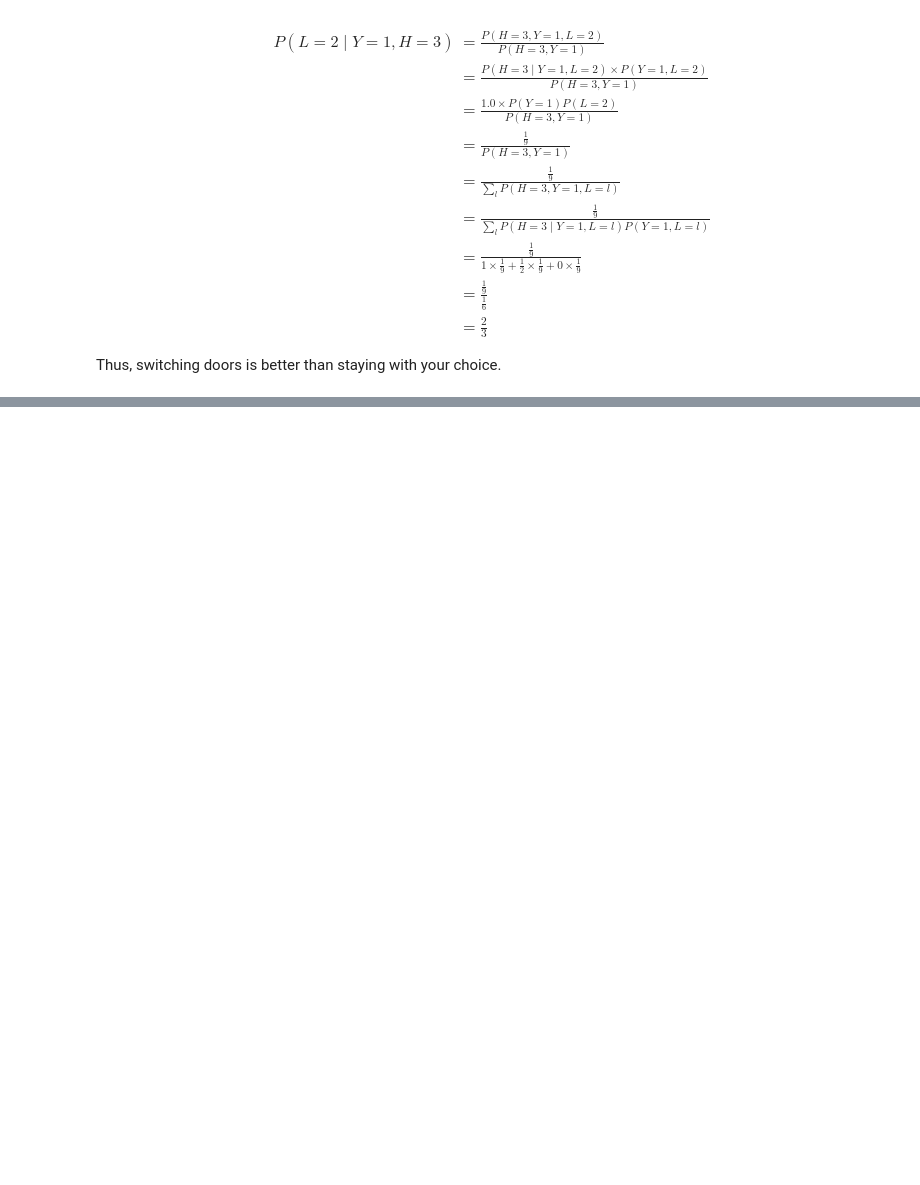
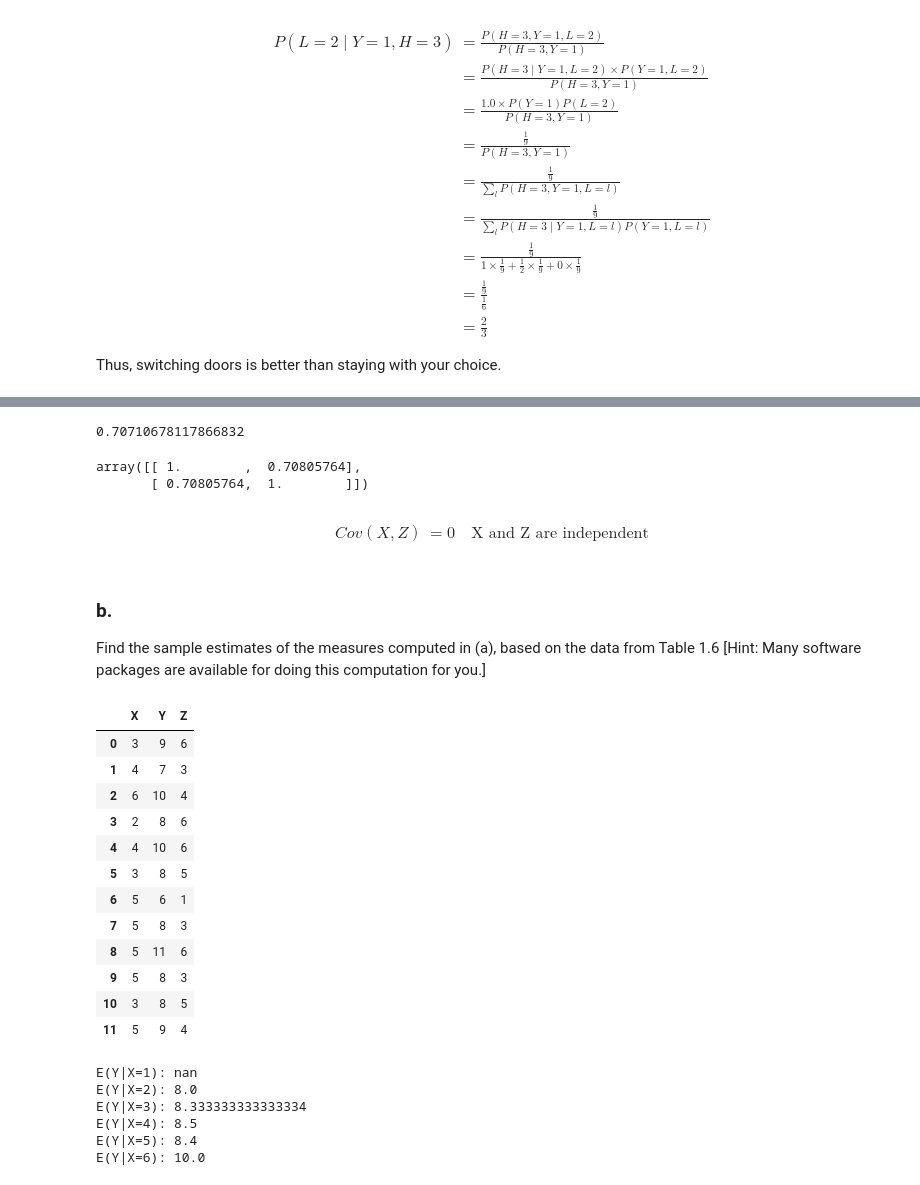
Before and after one commit to fredthedead/causal-inference-in-statistics-solutions, a Jupyter notebook: ch-1.ipynb, the cells around one changed output, grey strips where cells are left out. Drawn from its saved outputs; the diff is of its cells as text; code cells hidden in the pictures; blank space fills up the shorter version.

```diff
--- a/ch-1.ipynb
+++ b/ch-1.ipynb
@@ -426,0 +849,52 @@ Thus, switching doors is better than staying with your choice.
+# %%
+np.sqrt(2.9166666666) / np.sqrt(5.83333333333)
+# %% [output]
+0.70710678117866832
+# %%
+np.corrcoef(x,y)
+# %% [output]
+array([[ 1.        ,  0.70805764],
+       [ 0.70805764,  1.        ]])
+# %% [markdown]
+$$
+\begin{equation}
+\begin{aligned}
+    Cov(X,Z) &= 0 && \text{X and Z are independent}
+\end{aligned}
+\end{equation}
+$$
+# %% [markdown]
+### b.
+
+Find the sample estimates of the measures computed in (a), based on the data from Table 1.6 [Hint: Many software packages are available for doing this computation for you.]
+# %%
+table_1_point_6 = pd.DataFrame({
+    'Z': [6,3,4,6,6,5,1,3,6,3,5,4],
+    'X': [3,4,6,2,4,3,5,5,5,5,3,5],
+    'Y': [9,7,10,8,10,8,6,8,11,8,8,9]
+})
+table_1_point_6
+# %% [output]
+|  | X | Y | Z |
+| 0 | 3 | 9 | 6 |
+| 1 | 4 | 7 | 3 |
+| 2 | 6 | 10 | 4 |
+| 3 | 2 | 8 | 6 |
+| 4 | 4 | 10 | 6 |
+| 5 | 3 | 8 | 5 |
+| 6 | 5 | 6 | 1 |
+| 7 | 5 | 8 | 3 |
+| 8 | 5 | 11 | 6 |
+| 9 | 5 | 8 | 3 |
+| 10 | 3 | 8 | 5 |
+| 11 | 5 | 9 | 4 |
+# %%
+for i in range(1,7):
+    print('E(Y|X=' + str(i) + '):', table_1_point_6[table_1_point_6['X'] == i]['Y'].mean())
+# %% [output]
+E(Y|X=1): nan
+E(Y|X=2): 8.0
+E(Y|X=3): 8.333333333333334
+E(Y|X=4): 8.5
+E(Y|X=5): 8.4
+E(Y|X=6): 10.0
```
Also changed, not shown: parts of 63 cells of this notebook.
